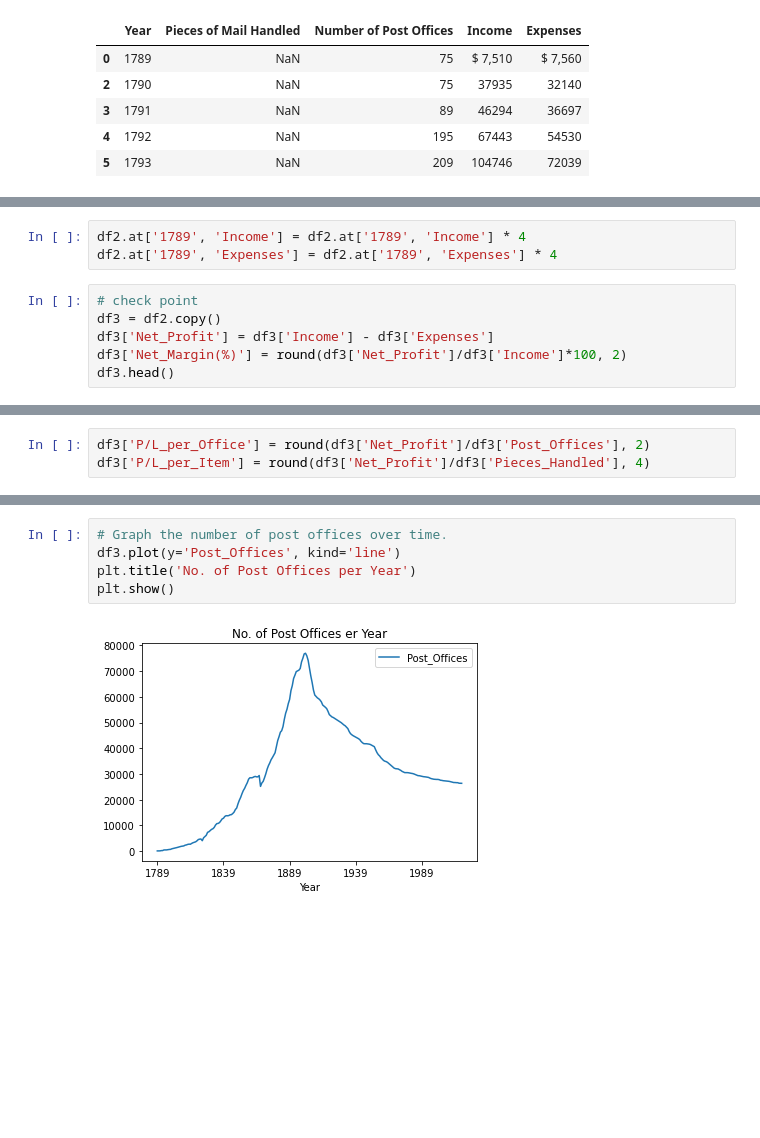
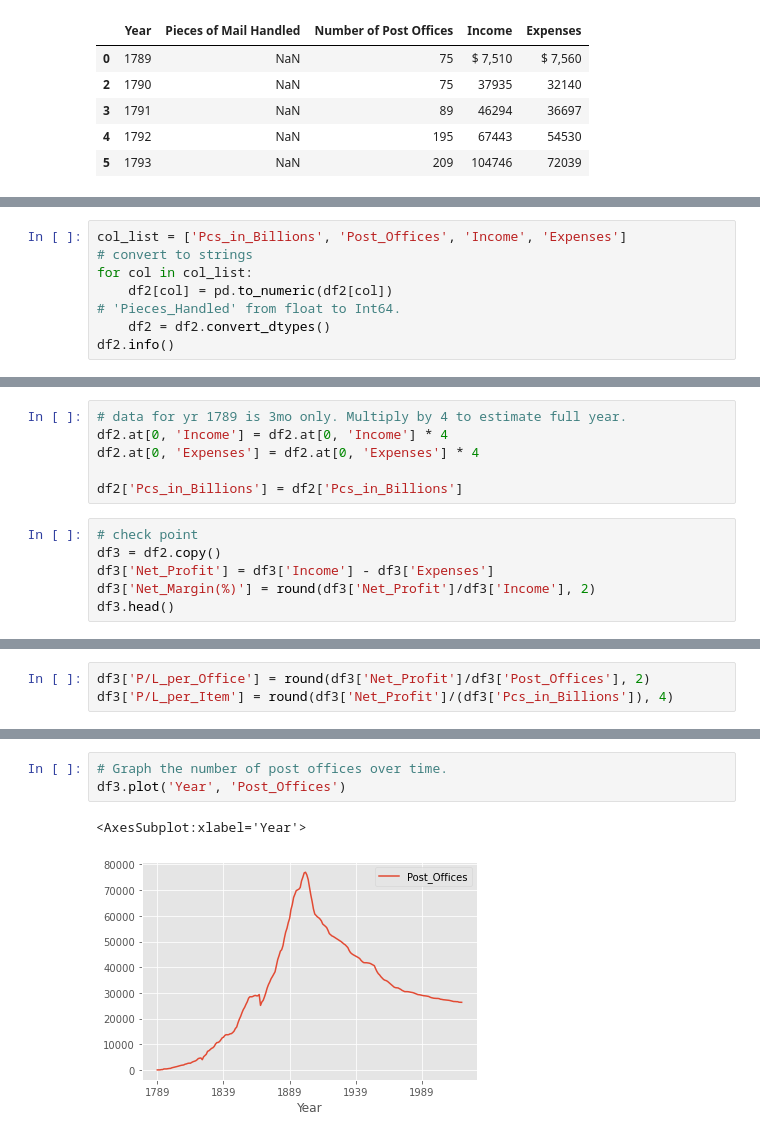
Before and after one commit to mpatterson73/USPS-Analysis, a Jupyter notebook: usps.ipynb, the cells around one changed output, grey strips where cells are left out. Drawn from its saved outputs; the diff is of its cells as text; blank space fills up the shorter version.

```diff
--- a/usps.ipynb
+++ b/usps.ipynb
@@ -113,0 +137,8 @@ df2.head()
+# %%
+col_list = ['Pcs_in_Billions', 'Post_Offices', 'Income', 'Expenses']
+# convert to strings
+for col in col_list:
+    df2[col] = pd.to_numeric(df2[col])
+# 'Pieces_Handled' from float to Int64.
+    df2 = df2.convert_dtypes()
+df2.info()
@@ -114,10 +158,13 @@ df2.head()
 # %%
-df2.at['1789', 'Income'] = df2.at['1789', 'Income'] * 4
-df2.at['1789', 'Expenses'] = df2.at['1789', 'Expenses'] * 4
+# data for yr 1789 is 3mo only. Multiply by 4 to estimate full year.
+df2.at[0, 'Income'] = df2.at[0, 'Income'] * 4
+df2.at[0, 'Expenses'] = df2.at[0, 'Expenses'] * 4
+
+df2['Pcs_in_Billions'] = df2['Pcs_in_Billions']
 # %%
 # check point
 df3 = df2.copy()
 df3['Net_Profit'] = df3['Income'] - df3['Expenses']
-df3['Net_Margin(%)'] = round(df3['Net_Profit']/df3['Income']*100, 2)
+df3['Net_Margin(%)'] = round(df3['Net_Profit']/df3['Income'], 2)
 df3.head()
 # %% [output]
@@ -147,4 +194,4 @@ memory usage: 22.6+ KB
 # %%
 df3['P/L_per_Office'] = round(df3['Net_Profit']/df3['Post_Offices'], 2)
-df3['P/L_per_Item'] = round(df3['Net_Profit']/df3['Pieces_Handled'], 4)
+df3['P/L_per_Item'] = round(df3['Net_Profit']/(df3['Pcs_in_Billions']), 4)
 # %%
@@ -171,7 +231,6 @@ df3
 # %%
 # Graph the number of post offices over time.
-df3.plot(y='Post_Offices', kind='line')
-plt.title('No. of Post Offices per Year')
-plt.show()
+df3.plot('Year', 'Post_Offices')
 # %% [output]
+<AxesSubplot:xlabel='Year'>
-[figure, old version]
+[figure, new version]
```
Also changed, not shown: parts of 15 cells of this notebook.
